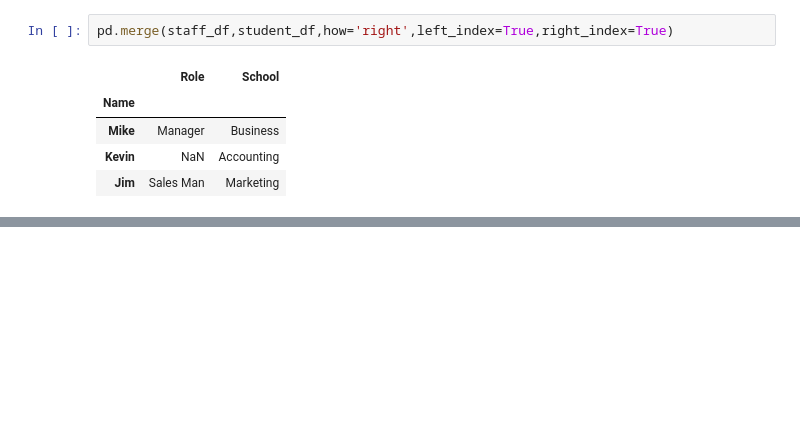
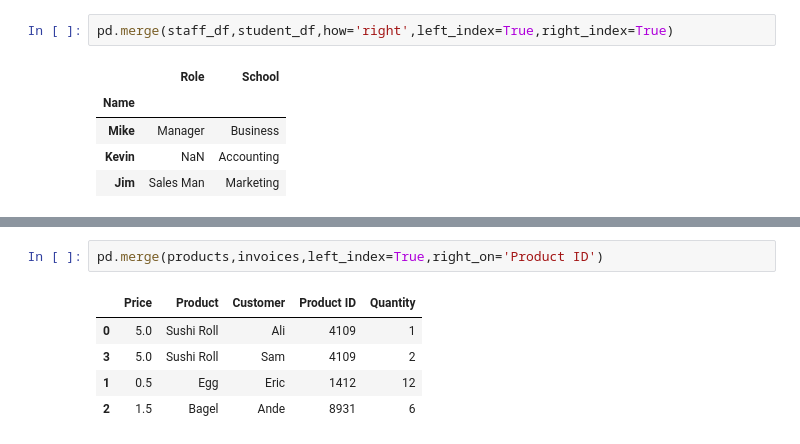
Before and after one commit to AmmaraRazzaq/Pandas, a Jupyter notebook: advancePandas.ipynb, the cells around one changed output, grey strips where cells are left out. Drawn from its saved outputs; the diff is of its cells as text; blank space fills up the shorter version.

```diff
--- a/advancePandas.ipynb
+++ b/advancePandas.ipynb
@@ -125,0 +277,8 @@ pd.merge(staff_df,student_df,how='right',left_index=True,right_index=True)
+# %%
+pd.merge(products,invoices,left_index=True,right_on='Product ID')
+# %% [output]
+|  | Price | Product | Customer | Product ID | Quantity |
+| 0 | 5.0 | Sushi Roll | Ali | 4109 | 1 |
+| 3 | 5.0 | Sushi Roll | Sam | 4109 | 2 |
+| 1 | 0.5 | Egg | Eric | 1412 | 12 |
+| 2 | 1.5 | Bagel | Ande | 8931 | 6 |
```
Also changed, not shown: parts of 20 cells of this notebook.
